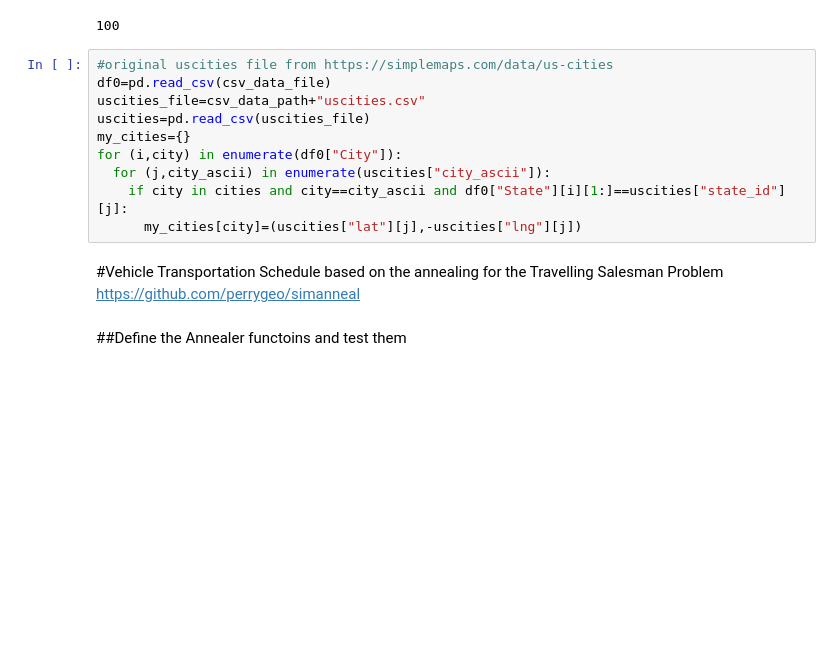
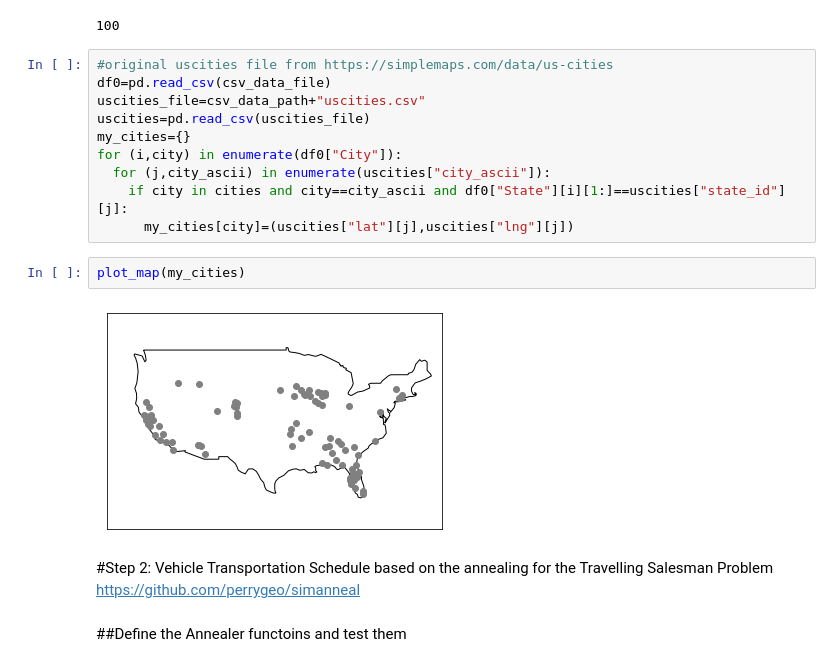
Before and after one commit to VGGatGitHub/Quantum-Chain, a Jupyter notebook: Vaccine_Distribution.ipynb, the cells around one changed output. Drawn from its saved outputs; the diff is of its cells as text; blank space fills up the shorter version.

```diff
--- a/Vaccine_Distribution.ipynb
+++ b/Vaccine_Distribution.ipynb
@@ -177,9 +272,13 @@ my_cities={}
 for (i,city) in enumerate(df0["City"]):
   for (j,city_ascii) in enumerate(uscities["city_ascii"]):
     if city in cities and city==city_ascii and df0["State"][i][1:]==uscities["state_id"][j]:
-      my_cities[city]=(uscities["lat"][j],-uscities["lng"][j])
+      my_cities[city]=(uscities["lat"][j],uscities["lng"][j])
+# %%
+plot_map(my_cities)
+# %% [output]
+[figure, added]
 # %% [markdown]
-#Vehicle Transportation Schedule
+#Step 2: Vehicle Transportation Schedule
 based on the annealing for the Travelling Salesman Problem
 https://github.com/perrygeo/simanneal
 # %% [markdown]
```
Also changed, not shown: parts of 23 cells of this notebook.
